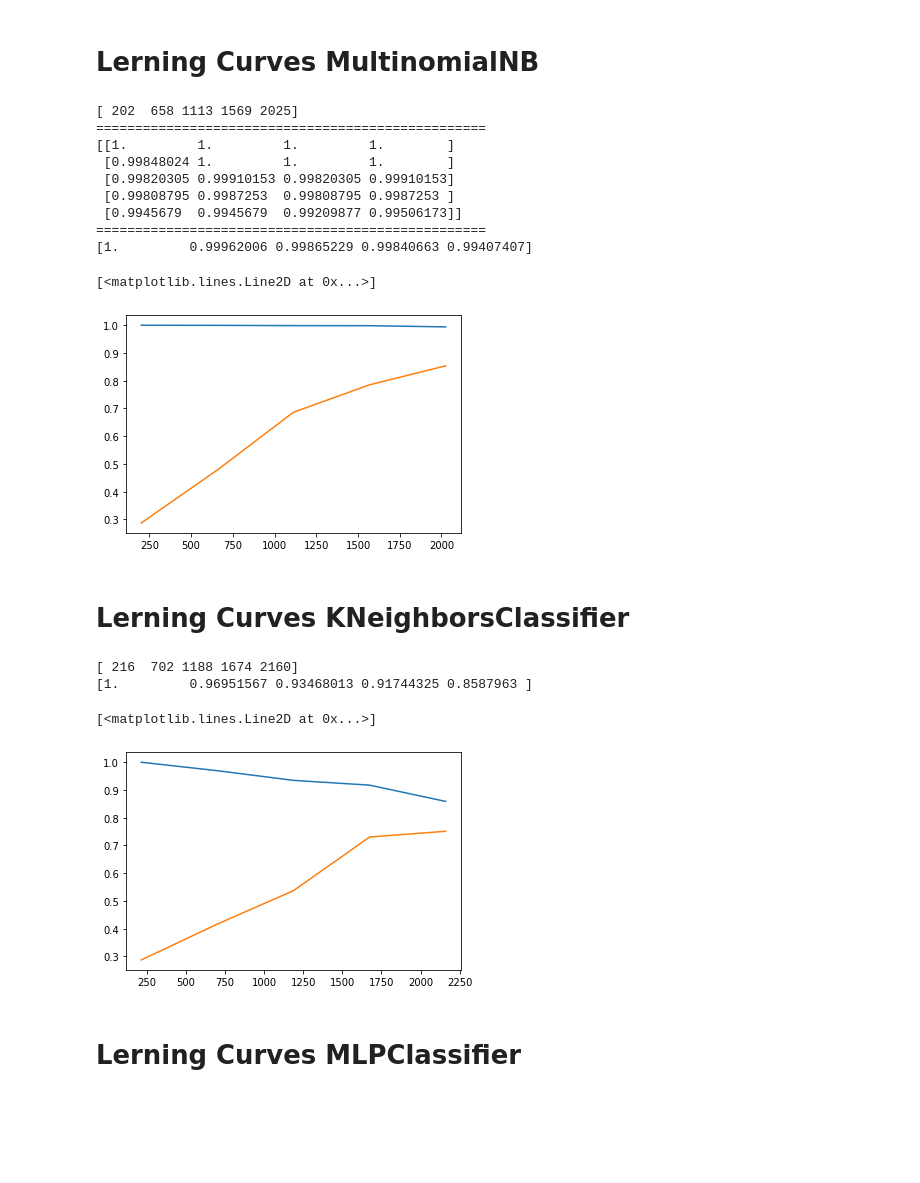
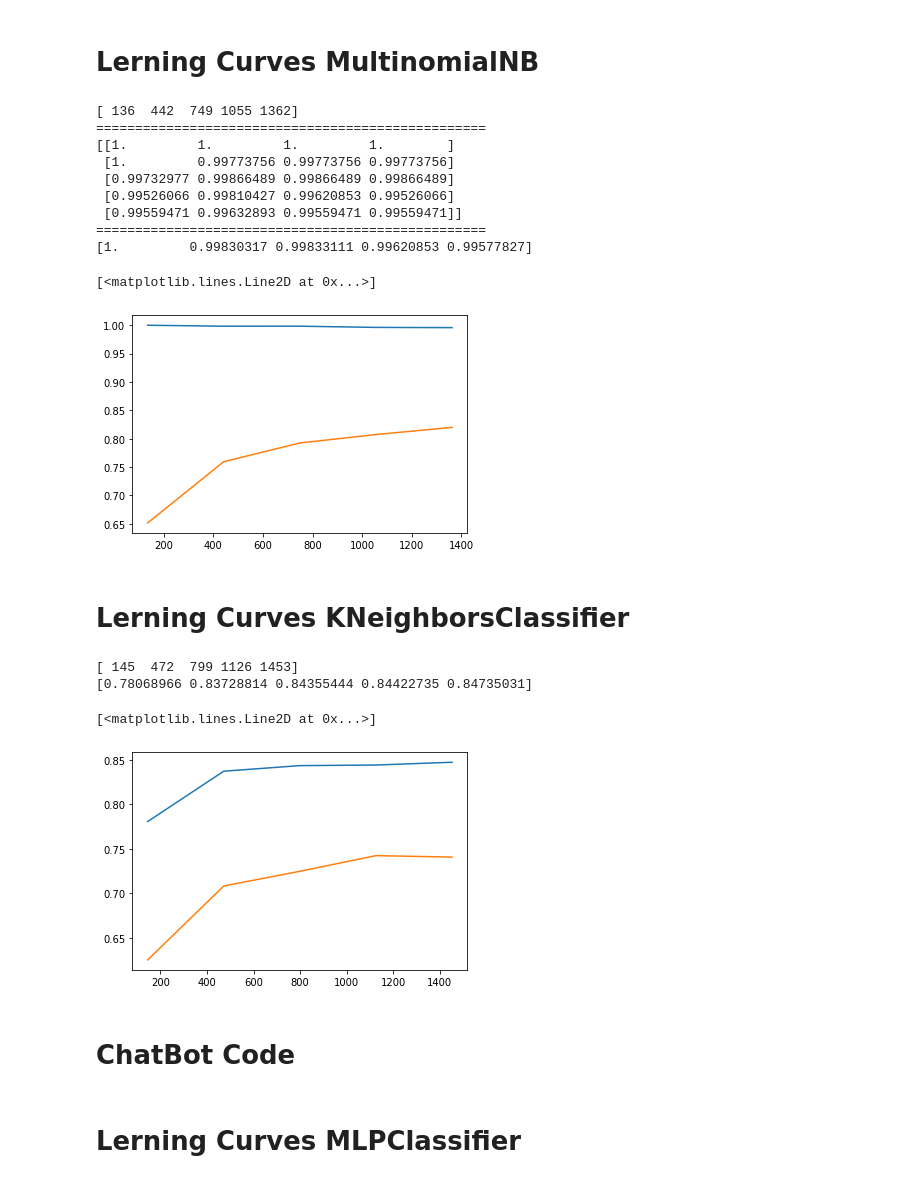
Before and after one commit to ksreyr/TextClasifficationRedditTelegram, a Jupyter notebook: RedditAppForward.ipynb, the cells around one changed output. Drawn from its saved outputs; the diff is of its cells as text; code cells hidden in the pictures; blank space fills up the shorter version.

```diff
--- a/RedditAppForward.ipynb
+++ b/RedditAppForward.ipynb
@@ -137,8 +135,8 @@ DecisionTreeClassifier Accuracy:  0.6666666666666666
 from sklearn.naive_bayes import MultinomialNB
 
 clf = MultinomialNB(alpha=.01)
-clf.fit(x_train, alldata_tarjet)
+clf.fit(x_train, y_train)
 predictionNB=clf.predict(x_test)
 #print('MultinomialNB Vektor: ', predictionNB,'\n','='*20)
-print('MultinomialNB Accuracy: ', metrics.accuracy_score(predictionNB,examples_target))
+print('MultinomialNB Accuracy: ', metrics.accuracy_score(predictionNB,y_test))
 # %% [output]
@@ -147,14 +145,14 @@ MultinomialNB Accuracy:  1.0
 # KNN
 # %%
 from sklearn.neighbors import KNeighborsClassifier
-from sklearn.model_selection import validation_curve
+
 import matplotlib.pyplot as plt
 import numpy as np
 
 knn=KNeighborsClassifier(n_neighbors=5)
-knn.fit(x_train,alldata_tarjet)
+knn.fit(x_train,y_train)
 predictionKNN=knn.predict(x_test)
-metrics.accuracy_score(predictionKNN,examples_target)
+metrics.accuracy_score(predictionKNN,y_test)
 #print('KNN Vektor: ', predictionKNN)
-print('KNN Accuracy: ', metrics.accuracy_score(predictionKNN,examples_target))
+print('KNN Accuracy: ', metrics.accuracy_score(predictionKNN,y_test))
 # %% [output]
@@ -164,9 +162,9 @@ KNN Accuracy:  1.0
 # %%
 from sklearn.neural_network import MLPClassifier
 Nn=MLPClassifier()
-Nn.fit(x_train,alldata_tarjet)
+Nn.fit(x_train,y_train)
 predictionNn=Nn.predict(x_test)
-metrics.accuracy_score(predictionNn,examples_target)
+metrics.accuracy_score(predictionNn,y_test)
 #print('Nn Vektor: ', predictionNn)
-print('MLPC Accuracy: ', metrics.accuracy_score(predictionNn,examples_target))
+print('MLPC Accuracy: ', metrics.accuracy_score(predictionNn,y_test))
 # %% [output]
@@ -176,9 +174,9 @@ MLPC Accuracy:  1.0
 # %%
 from sklearn.svm import LinearSVC
 svc =LinearSVC()
-svc.fit(x_train,alldata_tarjet)
+svc.fit(x_train,y_train)
 predictionSvc=svc.predict(x_test)
-metrics.accuracy_score(predictionSvc,examples_target)
+metrics.accuracy_score(predictionSvc,y_test)
 #print('Nn Vektor: ', predictionSvc)
-print('Linear Accuracy: ', metrics.accuracy_score(predictionSvc,examples_target))
+print('Linear Accuracy: ', metrics.accuracy_score(predictionSvc,y_test))
 # %% [output]
@@ -214,7 +212,7 @@ plt.plot(samples,np.mean(test,axis=1))
 # Lerning Curves MultinomialNB
 # %%
 from sklearn.model_selection import learning_curve
-lc=learning_curve(MultinomialNB(alpha=.01),x_train,alldata_tarjet,cv=4,n_jobs=4)
+lc=learning_curve(MultinomialNB(alpha=.01),x_train,y_train,cv=4,n_jobs=4)
 samples, train, test = lc[0], lc[1], lc[2]
 print(samples)
 print('='*50)
@@ -225,29 +223,31 @@ print(np.mean(train,axis=1))
 plt.plot(samples,np.mean(train,axis=1))
 plt.plot(samples,np.mean(test,axis=1))
 # %% [output]
-[ 202  658 1113 1569 2025]
+[ 136  442  749 1055 1362]
 ==================================================
 [[1.         1.         1.         1.        ]
- [0.99848024 1.         1.         1.        ]
- [0.99820305 0.99910153 0.99820305 0.99910153]
- [0.99808795 0.9987253  0.99808795 0.9987253 ]
- [0.9945679  0.9945679  0.99209877 0.99506173]]
+ [1.         0.99773756 0.99773756 0.99773756]
+ [0.99732977 0.99866489 0.99866489 0.99866489]
+ [0.99526066 0.99810427 0.99620853 0.99526066]
+ [0.99559471 0.99632893 0.99559471 0.99559471]]
 ==================================================
-[1.         0.99962006 0.99865229 0.99840663 0.99407407]
+[1.         0.99830317 0.99833111 0.99620853 0.99577827]
 [<matplotlib.lines.Line2D at 0x...>]
-[figure, old version]
+[figure, new version]
 # %% [markdown]
 # Lerning Curves KNeighborsClassifier
 # %%
 from sklearn.model_selection import learning_curve
-lc=learning_curve(KNeighborsClassifier(n_neighbors=5),x_train,alldata_tarjet,cv=5)
+lc=learning_curve(KNeighborsClassifier(n_neighbors=5),x_train,y_train,cv=5)
 samples, train, test = lc[0], lc[1], lc[2]
 print(samples)
 print(np.mean(train,axis=1))
 plt.plot(samples,np.mean(train,axis=1))
 plt.plot(samples,np.mean(test,axis=1))
 # %% [output]
-[ 216  702 1188 1674 2160]
-[1.         0.96951567 0.93468013 0.91744325 0.8587963 ]
+[ 145  472  799 1126 1453]
+[0.78068966 0.83728814 0.84355444 0.84422735 0.84735031]
 [<matplotlib.lines.Line2D at 0x...>]
-[figure, old version]
+[figure, new version]
+# %% [markdown]
+# ChatBot Code
```
Also changed, not shown: parts of 12 cells of this notebook.
